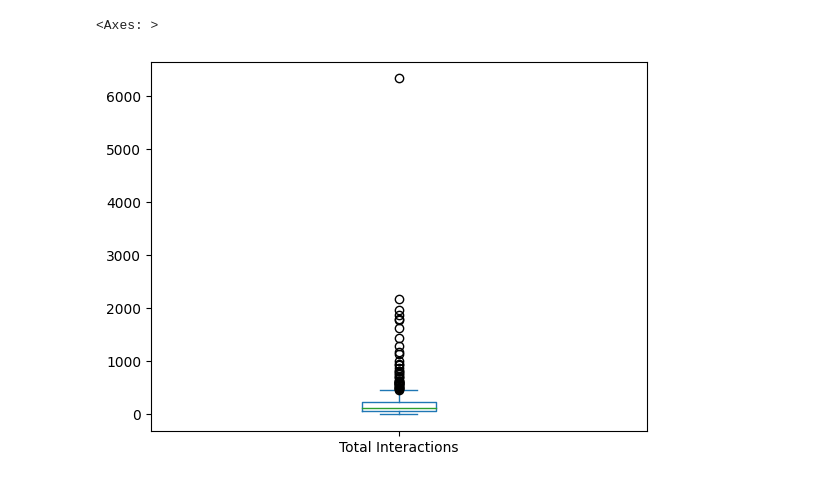
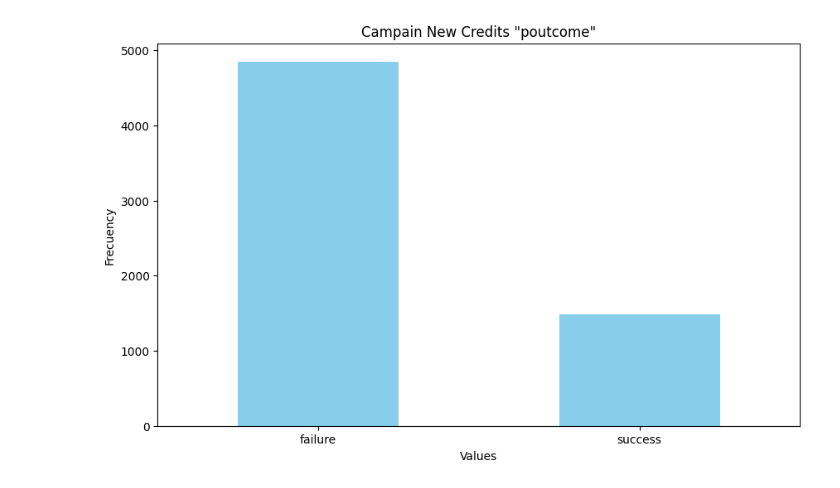
Before and after one commit to ldcasano/Analisis-DATASET, a Jupyter notebook: tarea_2.ipynb, the cells around one changed output. Cells and saved outputs as stored; diff of their text form; code cells hidden in the pictures.

```diff
--- a/tarea_2.ipynb
+++ b/tarea_2.ipynb
@@ -229,5 +217,15 @@ plt.show()
-# %%
-df.plot.box(column='Total Interactions')
-# %% [output]
-<Axes: >
-[figure, removed]
+# %%
+import matplotlib.pyplot as plt
+
+
+plt.figure(figsize=(10, 6))
+df['poutcome'].value_counts().plot(kind='bar', color='skyblue')
+plt.title('Campain New Credits "poutcome"')
+plt.xlabel( 'Values')
+plt.ylabel('Frecuency')
+plt.xticks(ticks=[0, 1], labels=['failure', 'success'], rotation = 360)
+
+
+plt.show()
+# %% [output]
+[figure, added]
```
Also changed, not shown: parts of 29 cells of this notebook.
